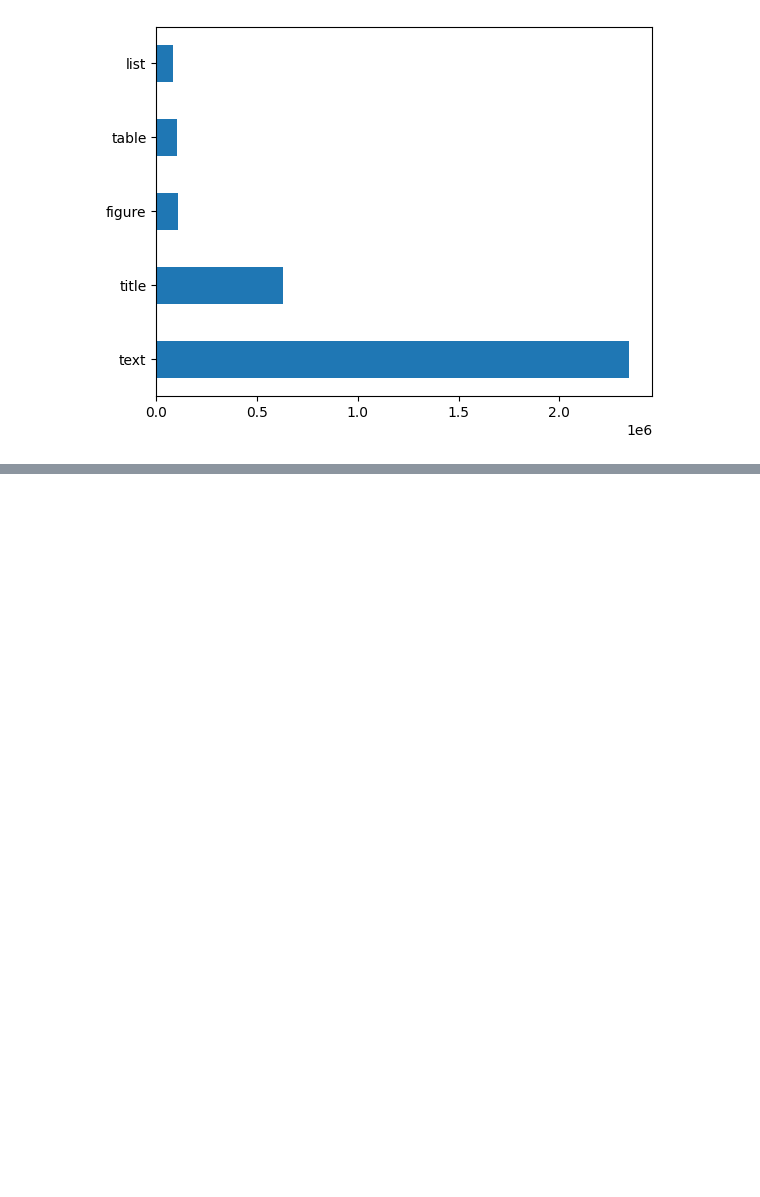
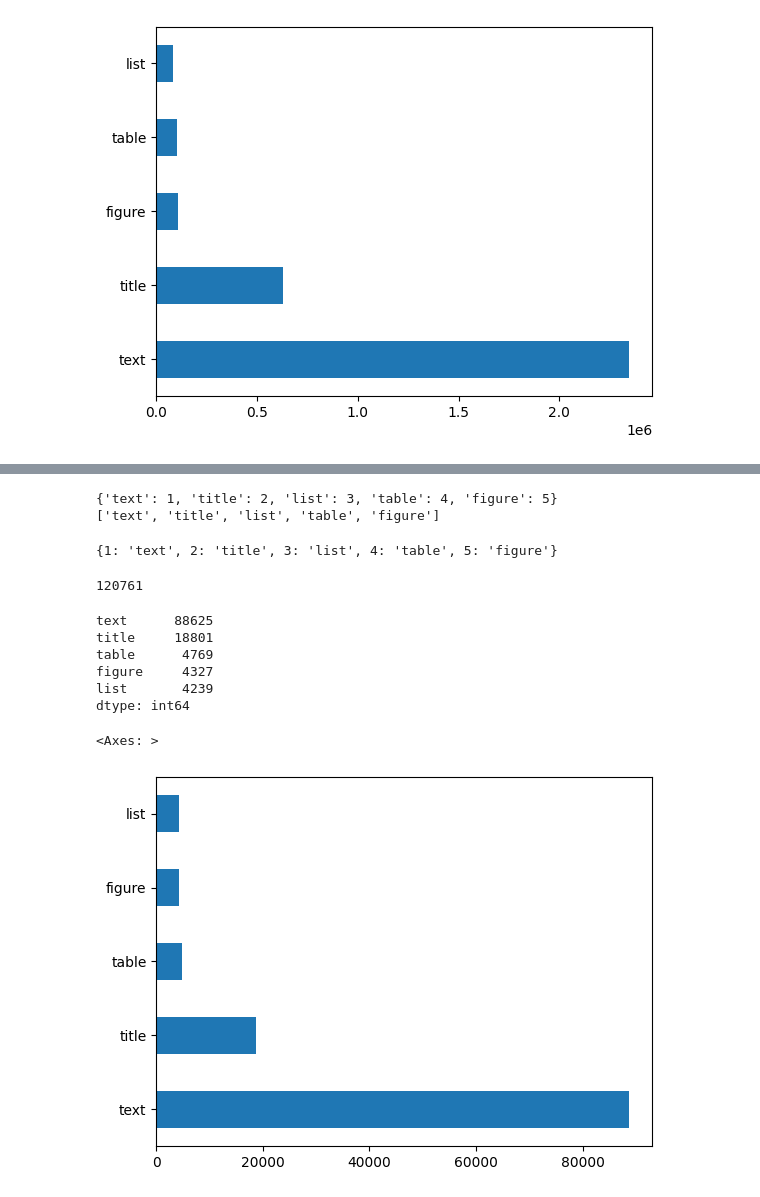
Before and after one commit to Abhishek92kumar/LJMU, a Jupyter notebook: exploring_PubLayNet_dataset.ipynb, the cells around one changed output, grey strips where cells are left out. Cells and saved outputs as stored; diff of their text form; code cells hidden in the pictures; blank space fills up the shorter version.

```diff
--- a/exploring_PubLayNet_dataset.ipynb
+++ b/exploring_PubLayNet_dataset.ipynb
@@ -264,0 +279,49 @@ plt.title('Instance Class Distribution (Training set)', y=1.08),
+# %%
+thing_classes  = []
+category_name_to_id = {}
+id_num =[]
+id_to_category_name ={}
+data_annotations=[]
+for i in data['categories']:
+    thing_classes.append(i['name'])
+    category_name_to_id[i['name']]=i['id']
+print(category_name_to_id)
+print(thing_classes)
+# %% [output]
+{'text': 1, 'title': 2, 'list': 3, 'table': 4, 'figure': 5}
+['text', 'title', 'list', 'table', 'figure']
+# %%
+id_to_category_name = {v: k for k, v in category_name_to_id.items()}
+id_to_category_name
+# %% [output]
+{1: 'text', 2: 'title', 3: 'list', 4: 'table', 5: 'figure'}
+# %%
+category  = []
+category_name_to_id = {}
+data_annotations=[]
+
+for i in data['annotations']:
+    category.append(id_to_category_name[i['category_id']] )
+    # print(i)
+    # category_name_to_id[i['category_id']]=i['id']
+# category
+# %%
+len(category)
+# %% [output]
+120761
+# %%
+import pandas as pd
+category =pd.Index(category)
+category.value_counts()
+# %% [output]
+text      88625
+title     18801
+table      4769
+figure     4327
+list       4239
+dtype: int64
+# %%
+category.value_counts().plot(kind='barh')
+# %% [output]
+<Axes: >
+[figure, added]
```
Also changed, not shown: parts of 14 cells of this notebook.
